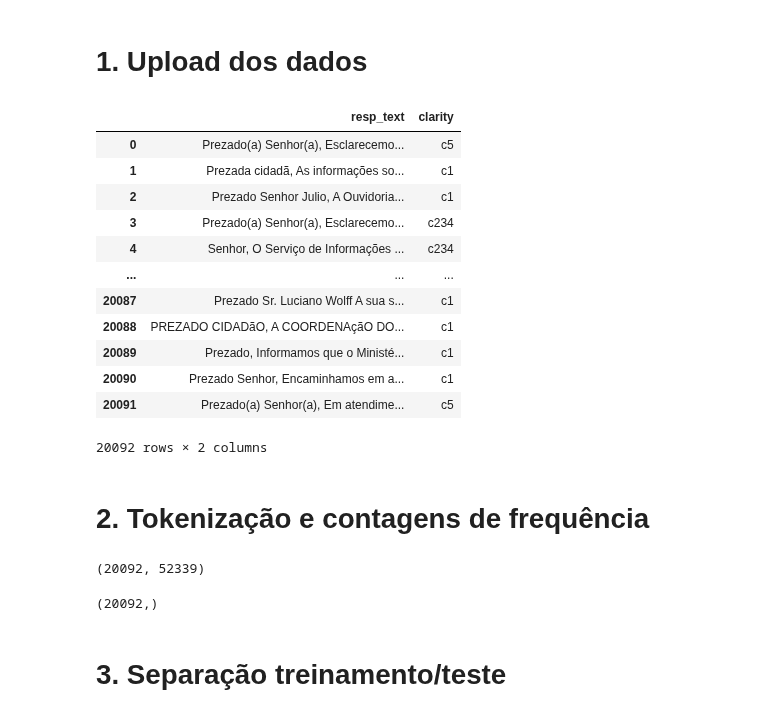
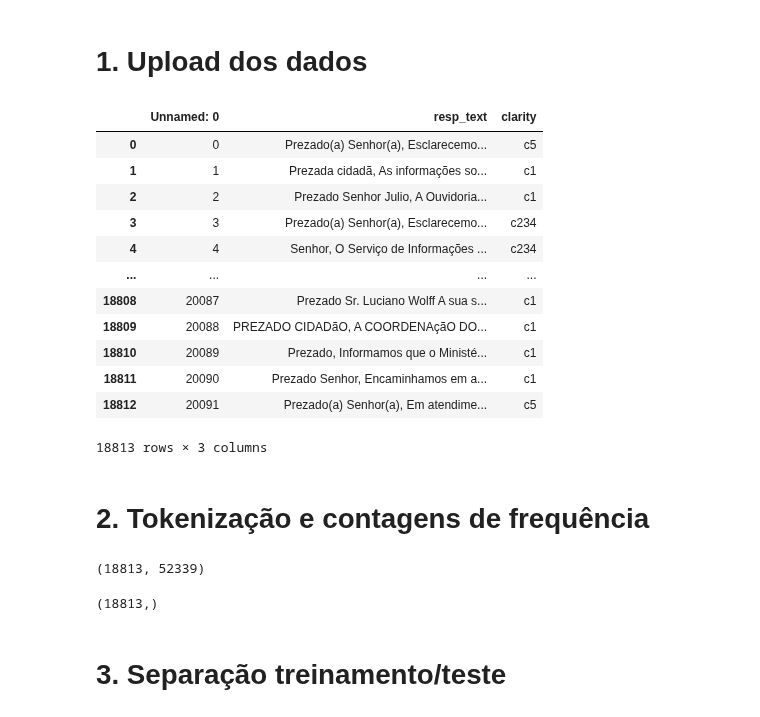
Before and after one commit to juliaduboisas/plnEp1, a Jupyter notebook: baselineModel.ipynb, the cells around one changed output. Drawn from its saved outputs; the diff is of its cells as text; code cells hidden in the pictures.

```diff
--- a/baselineModel.ipynb
+++ b/baselineModel.ipynb
@@ -8,22 +8,25 @@ from sklearn.pipeline import Pipeline
 # %% [markdown]
 # 1. Upload dos dados
 # %%
-df = pd.read_csv("train.csv")
+# Usando base de treino original e sem duplicatas
+# df = pd.read_csv("train.csv")
+# df = pd.read_csv("train_noDuplicates.csv")
+df = pd.read_csv("train_noSameClassDuplicates.csv")
 df
 # %% [output]
-|  | resp_text | clarity |
-| 0 | Prezado(a) Senhor(a), Esclarecemo... | c5 |
-| 1 | Prezada cidadã, As informações so... | c1 |
-| 2 | Prezado Senhor Julio, A Ouvidoria... | c1 |
-| 3 | Prezado(a) Senhor(a), Esclarecemo... | c234 |
-| 4 | Senhor, O Serviço de Informações ... | c234 |
-| ... | ... | ... |
-| 20087 | Prezado Sr. Luciano Wolff A sua s... | c1 |
-| 20088 | PREZADO CIDADãO, A COORDENAçãO DO... | c1 |
-| 20089 | Prezado, Informamos que o Ministé... | c1 |
-| 20090 | Prezado Senhor, Encaminhamos em a... | c1 |
-| 20091 | Prezado(a) Senhor(a), Em atendime... | c5 |
+|  | Unnamed: 0 | resp_text | clarity |
+| 0 | 0 | Prezado(a) Senhor(a), Esclarecemo... | c5 |
+| 1 | 1 | Prezada cidadã, As informações so... | c1 |
+| 2 | 2 | Prezado Senhor Julio, A Ouvidoria... | c1 |
+| 3 | 3 | Prezado(a) Senhor(a), Esclarecemo... | c234 |
+| 4 | 4 | Senhor, O Serviço de Informações ... | c234 |
+| ... | ... | ... | ... |
+| 18808 | 20087 | Prezado Sr. Luciano Wolff A sua s... | c1 |
+| 18809 | 20088 | PREZADO CIDADãO, A COORDENAçãO DO... | c1 |
+| 18810 | 20089 | Prezado, Informamos que o Ministé... | c1 |
+| 18811 | 20090 | Prezado Senhor, Encaminhamos em a... | c1 |
+| 18812 | 20091 | Prezado(a) Senhor(a), Em atendime... | c5 |
-20092 rows × 2 columns
+18813 rows × 3 columns
 # %% [markdown]
 # 2. Tokenização e contagens de frequência
 # %%
@@ -33,12 +36,12 @@ vect = CountVectorizer()
 X = vect.fit_transform(df["resp_text"]) # a coluna de texto a vetorizar
 print(X.shape)
 # %% [output]
-(20092, 52339)
+(18813, 52339)
 # %%
 Y = df["clarity"]
 print(Y.shape)
 # %% [output]
-(20092,)
+(18813,)
 # %% [markdown]
 # 3. Separação treinamento/teste
 # %%
```
Also changed, not shown: parts of 6 cells of this notebook, 3 other files.
